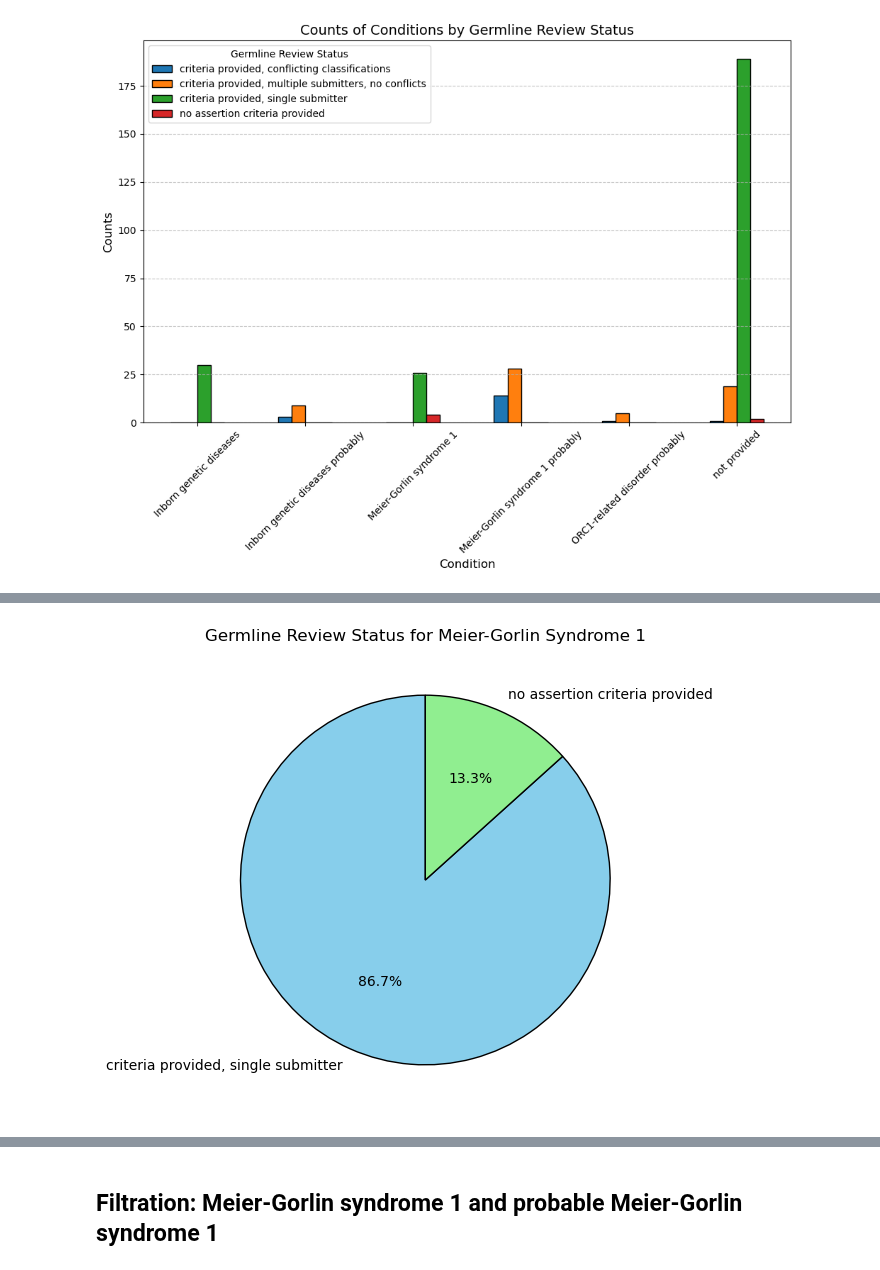
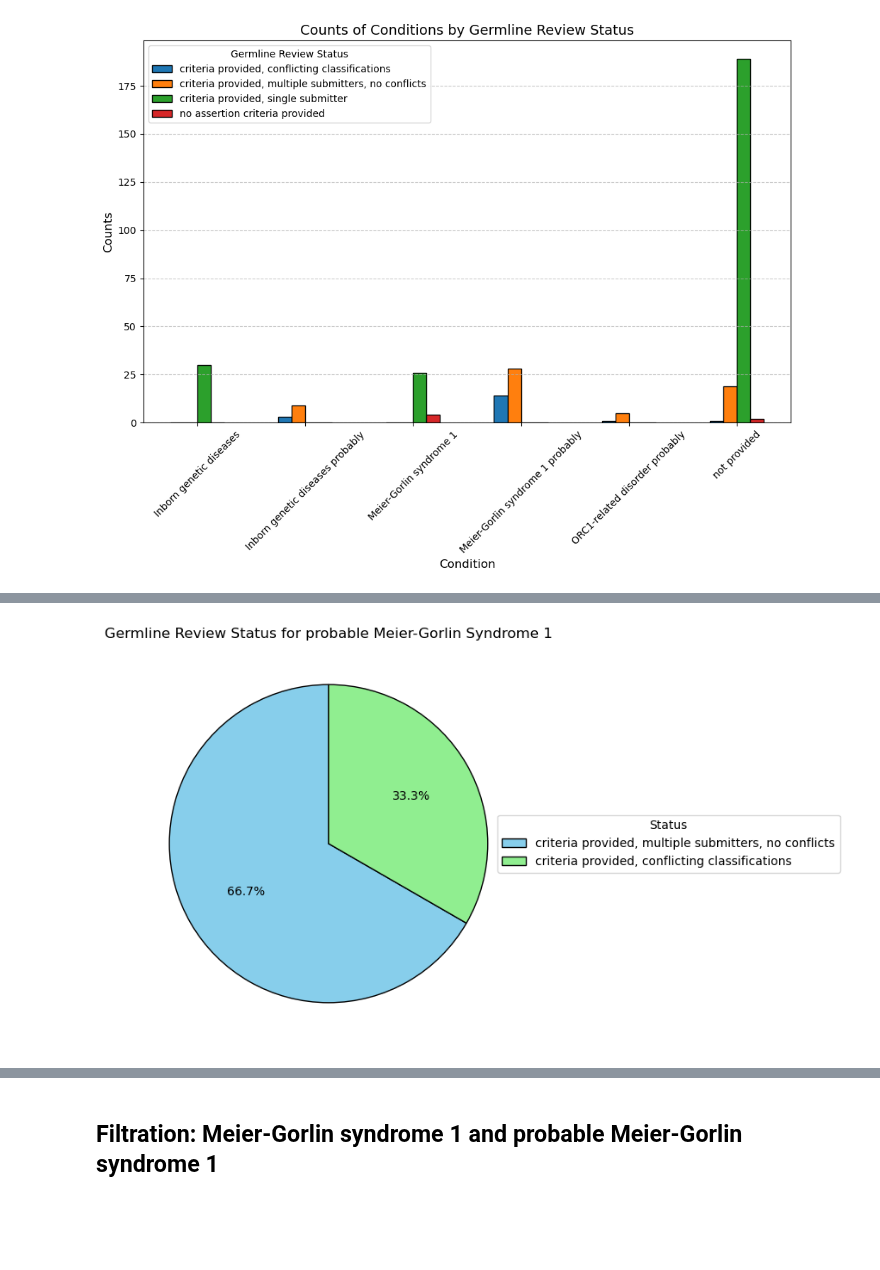
Before and after one commit to Lopatushka/ORC1, a Jupyter notebook: clinvar_analysis.ipynb, the cells around one changed output, grey strips where cells are left out. Cells and saved outputs as stored; diff of their text form; code cells hidden in the pictures; blank space fills up the shorter version.

```diff
--- a/clinvar_analysis.ipynb
+++ b/clinvar_analysis.ipynb
@@ -118,20 +151,29 @@ plt.show()
 # %%
 # Filter the data for the specific condition
-filtered_data = df['Germline review status'][df["Condition_new"] =="Meier-Gorlin syndrome 1"]
+filtered_data = df['Germline review status'][df["Condition_new"] =="Meier-Gorlin syndrome 1 probably"]
 # Count the occurrences of each status
 status_counts = filtered_data.value_counts()
 
 # Plot a pie chart
 plt.figure(figsize=(8, 6))
 status_counts.plot.pie(
+    labels=None,
     autopct='%1.1f%%',  # Show percentages
     startangle=90,      # Rotate start angle
     colors=['skyblue', 'lightgreen', 'orange'],  # Optional: specify colors
     wedgeprops={'edgecolor': 'black'},  # Add edge color
-    title="Germline Review Status for Meier-Gorlin Syndrome 1"
+    title="Germline Review Status for probable Meier-Gorlin Syndrome 1"
+)
+
+# Add a legend at the center right
+plt.legend(
+    labels=status_counts.index,  # Use the status names as labels
+    title="Status",              # Add a title to the legend
+    loc="center right",          # Position the legend at the center-right
+    bbox_to_anchor=(1.80, 0.5),  # Offset for better alignment
 )
 
 plt.ylabel("")  # Remove default y-axis label
 plt.show()
 # %% [output]
-[figure, old version]
+[figure, new version]
```
Also changed, not shown: parts of 5 cells of this notebook.
